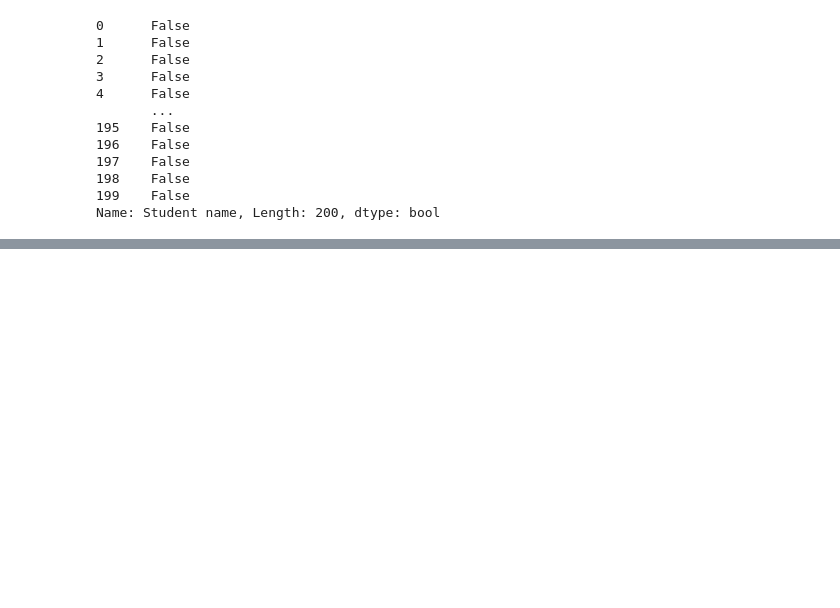
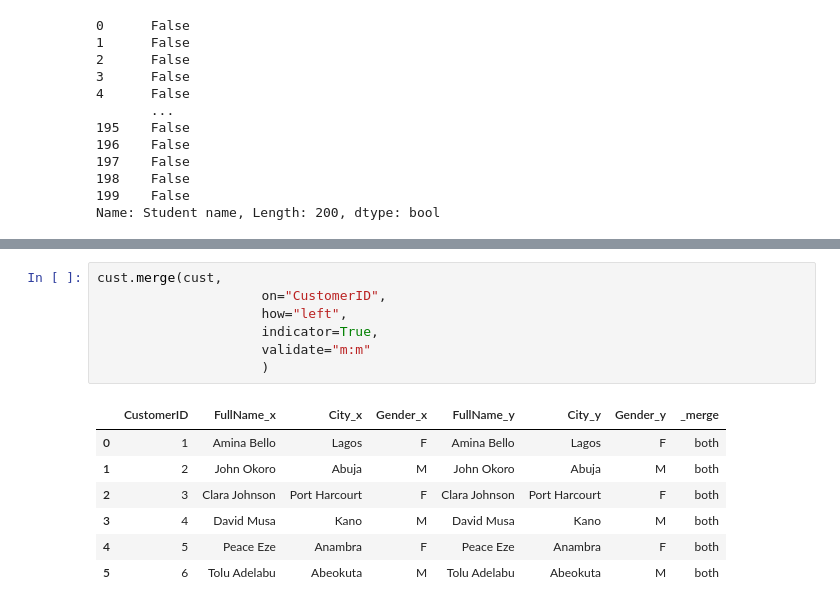
Before and after one commit to Femiolajide/Note, a Jupyter notebook: pop.ipynb, the cells around one changed output, grey strips where cells are left out. Saved outputs shown, nothing was run; the diff lists cells and outputs as text; blank space fills up the shorter version.

```diff
--- a/pop.ipynb
+++ b/pop.ipynb
@@ -1129,0 +1150,15 @@ Name: Student name, Length: 200, dtype: bool
+# %%
+cust.merge(cust,
+                     on="CustomerID",
+                     how="left",
+                     indicator=True,
+                     validate="m:m"
+                     )
+# %% [output]
+|  | CustomerID | FullName_x | City_x | Gender_x | FullName_y | City_y | Gender_y | _merge |
+| 0 | 1 | Amina Bello | Lagos | F | Amina Bello | Lagos | F | both |
+| 1 | 2 | John Okoro | Abuja | M | John Okoro | Abuja | M | both |
+| 2 | 3 | Clara Johnson | Port Harcourt | F | Clara Johnson | Port Harcourt | F | both |
+| 3 | 4 | David Musa | Kano | M | David Musa | Kano | M | both |
+| 4 | 5 | Peace Eze | Anambra | F | Peace Eze | Anambra | F | both |
+| 5 | 6 | Tolu Adelabu | Abeokuta | M | Tolu Adelabu | Abeokuta | M | both |
```
Also changed, not shown: parts of 14 cells of this notebook.
